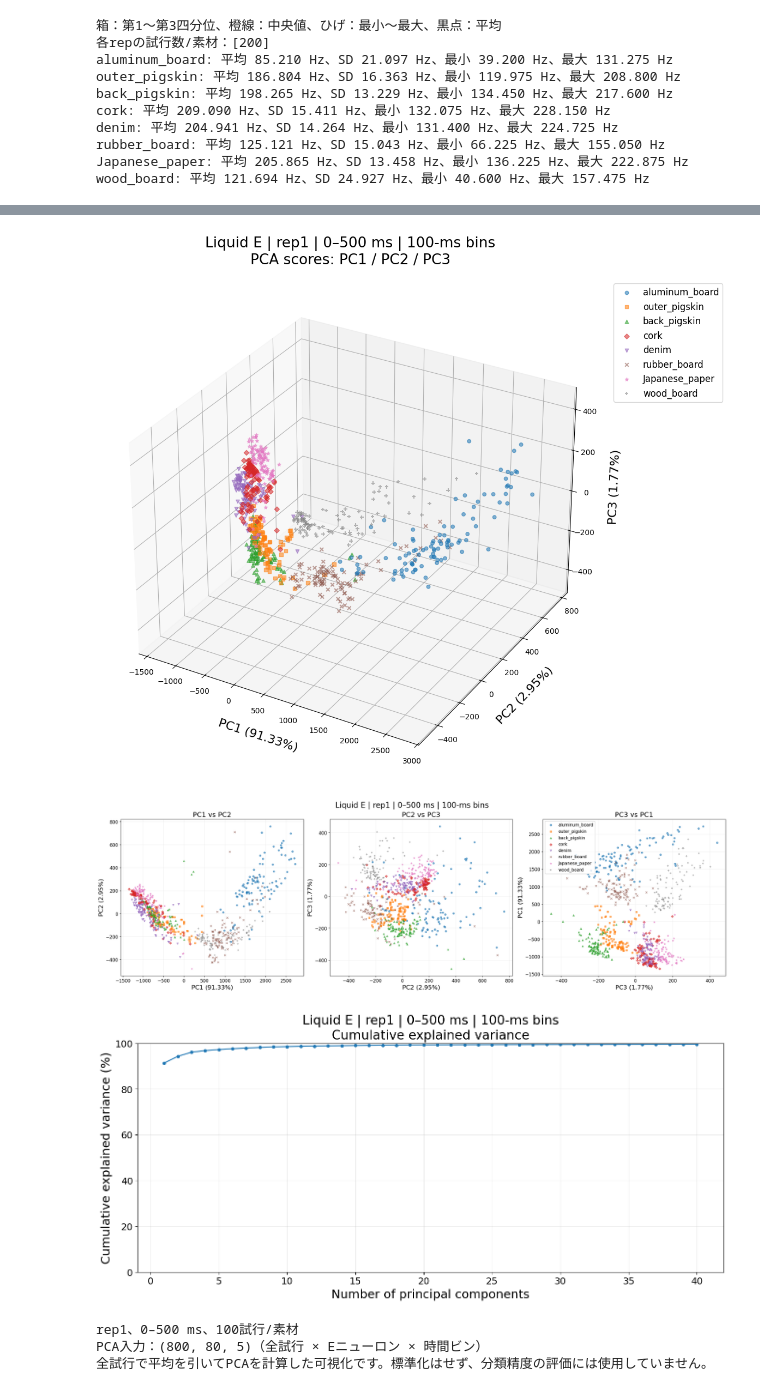
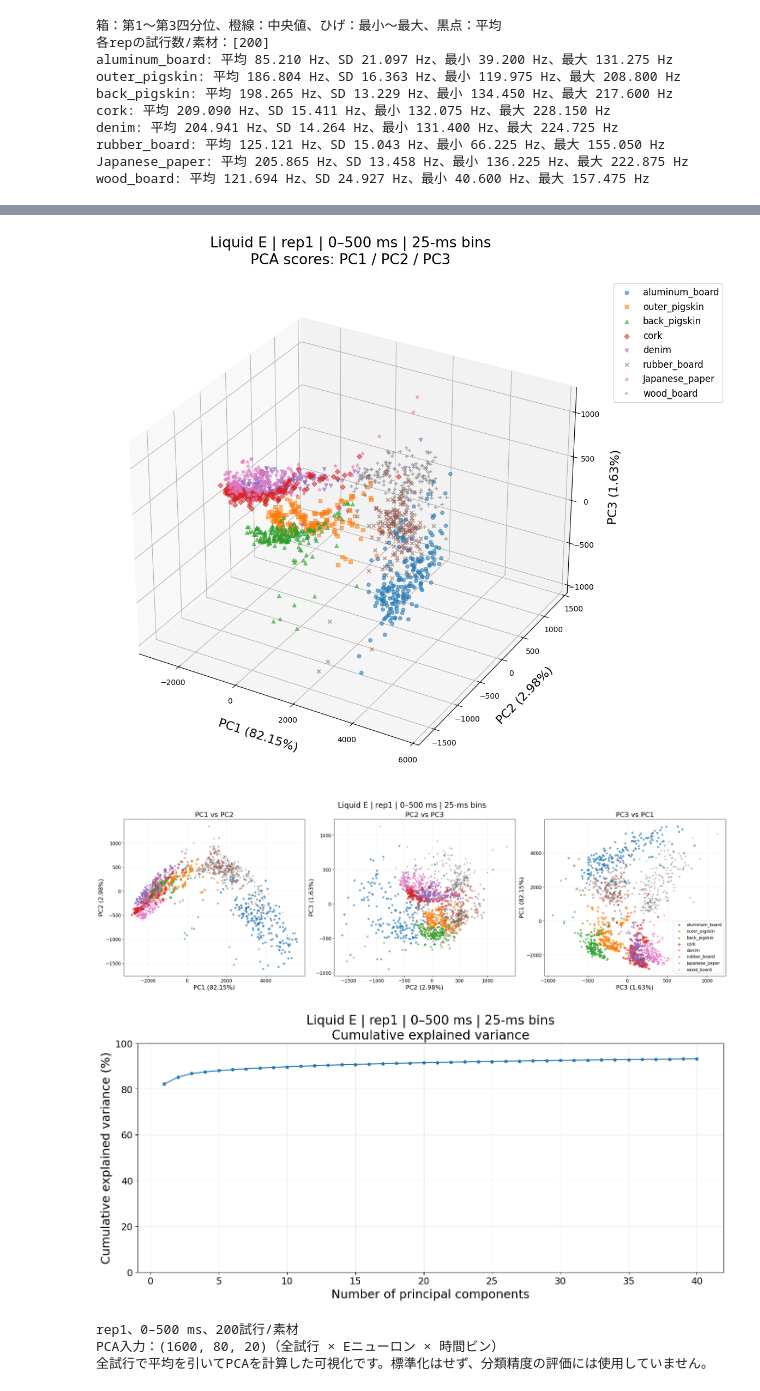
Before and after one commit to ShibaHaruki/research, a Jupyter notebook: LSM/h_analysis/liquid.ipynb, the cells around one changed output, grey strips where cells are left out. Saved outputs shown, nothing was run; the diff lists cells and outputs as text; code cells hidden in the pictures.

```diff
--- a/LSM/h_analysis/liquid.ipynb
+++ b/LSM/h_analysis/liquid.ipynb
@@ -647,7 +651,7 @@ from threadpoolctl import threadpool_limits
 PCA_REP = 1
 PCA_START_MS = 0
 PCA_WIDTH_MS = 500
-PCA_BIN_MS = 100
+PCA_BIN_MS = 25
 PCA_COMPONENTS = 40
 
 # 実行場所に依存せずLSMを探し、共通のPCA処理を使う。
@@ -726,38 +730,38 @@ plt.show()
 
 # 同じスコアを3組の2次元平面で表示する。
 fig, axes = plt.subplots(1, 3, figsize=(23, 7), layout="constrained")
 for ax, (horizontal, vertical) in zip(axes, [(0, 1), (1, 2), (2, 0)]):
     for index, material in enumerate(pca_materials):
         points = pca_scores[pca_labels == index]
         ax.scatter(points[:, horizontal], points[:, vertical], color=pca_colors[index],
                    marker=pca_markers[index], s=20, alpha=0.6, label=material)
     ax.set_xlabel(f"PC{horizontal + 1} ({pca_percent[horizontal]:.2f}%)", fontsize=16)
     ax.set_ylabel(f"PC{vertical + 1} ({pca_percent[vertical]:.2f}%)", fontsize=16)
     ax.set_title(f"PC{horizontal + 1} vs PC{vertical + 1}", fontsize=18)
     ax.tick_params(labelsize=12)
     ax.grid(alpha=0.2)
 axes[-1].legend(fontsize=11, loc="best")
 fig.suptitle(pca_note, fontsize=20)
 plt.show()
 
 fig, ax = plt.subplots(figsize=(13, 6), layout="constrained")
 ax.plot(np.arange(1, pca_n_components + 1), np.cumsum(pca_percent), "o-", markersize=4)
 ax.set_xlabel("Number of principal components", fontsize=18)
 ax.set_ylabel("Cumulative explained variance (%)", fontsize=18)
 ax.set_title(pca_note + "\nCumulative explained variance", fontsize=19)
 ax.set_ylim(0, 100)
 ax.tick_params(labelsize=14)
 ax.grid(alpha=0.25)
 plt.show()
 print(f"rep{PCA_REP}、{PCA_START_MS}–{pca_end_ms} ms、{pca_n_trials}試行/素材")
 print(f"PCA入力：{pca_states.shape}（全試行 × Eニューロン × 時間ビン）")
 print("全試行で平均を引いてPCAを計算した可視化です。標準化はせず、分類精度の評価には使用していません。")
 # %% [output]
-[figure, old version]
+[figure, new version]
-[figure, old version]
+[figure, new version]
-[figure, old version]
+[figure, new version]
-rep1、0–500 ms、100試行/素材
-PCA入力：(800, 80, 5)（全試行 × Eニューロン × 時間ビン）
+rep1、0–500 ms、200試行/素材
+PCA入力：(1600, 80, 20)（全試行 × Eニューロン × 時間ビン）
 全試行で平均を引いてPCAを計算した可視化です。標準化はせず、分類精度の評価には使用していません。
 # %%
 # Liquid Eの評価に使うニューロンだけを減らす。記録済みの発火や結合は変更しない。
```
Also changed, not shown: parts of 3 cells of this notebook, 8 other files.
